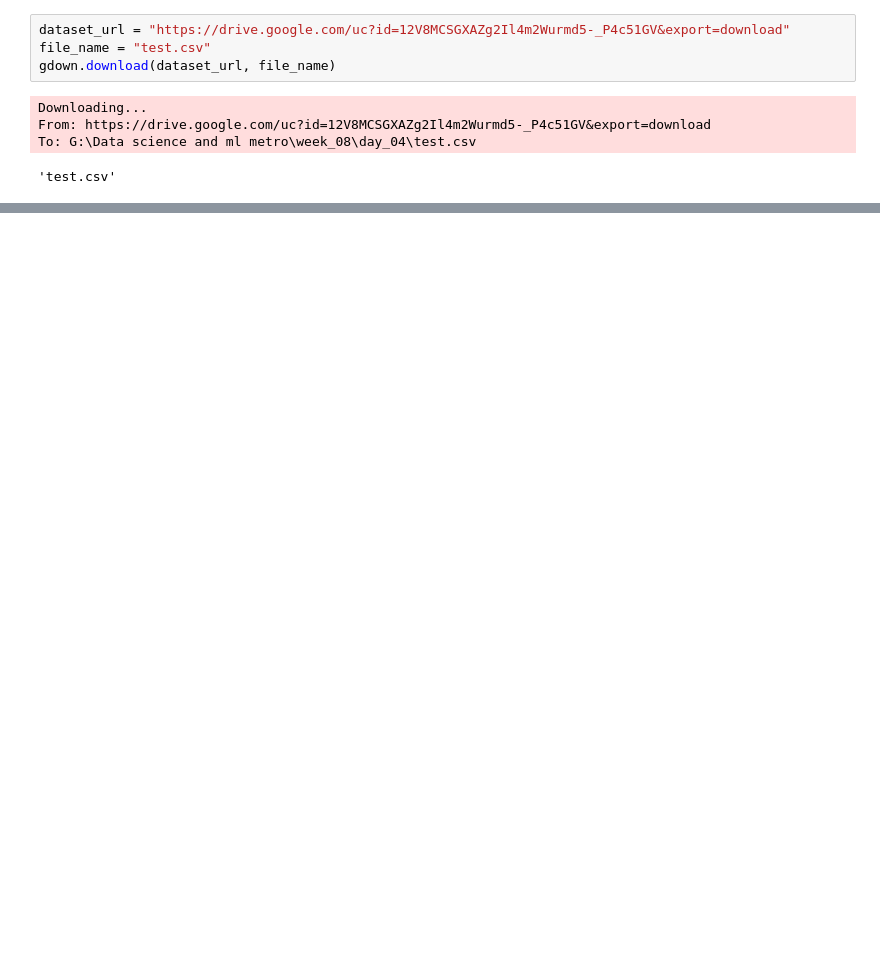
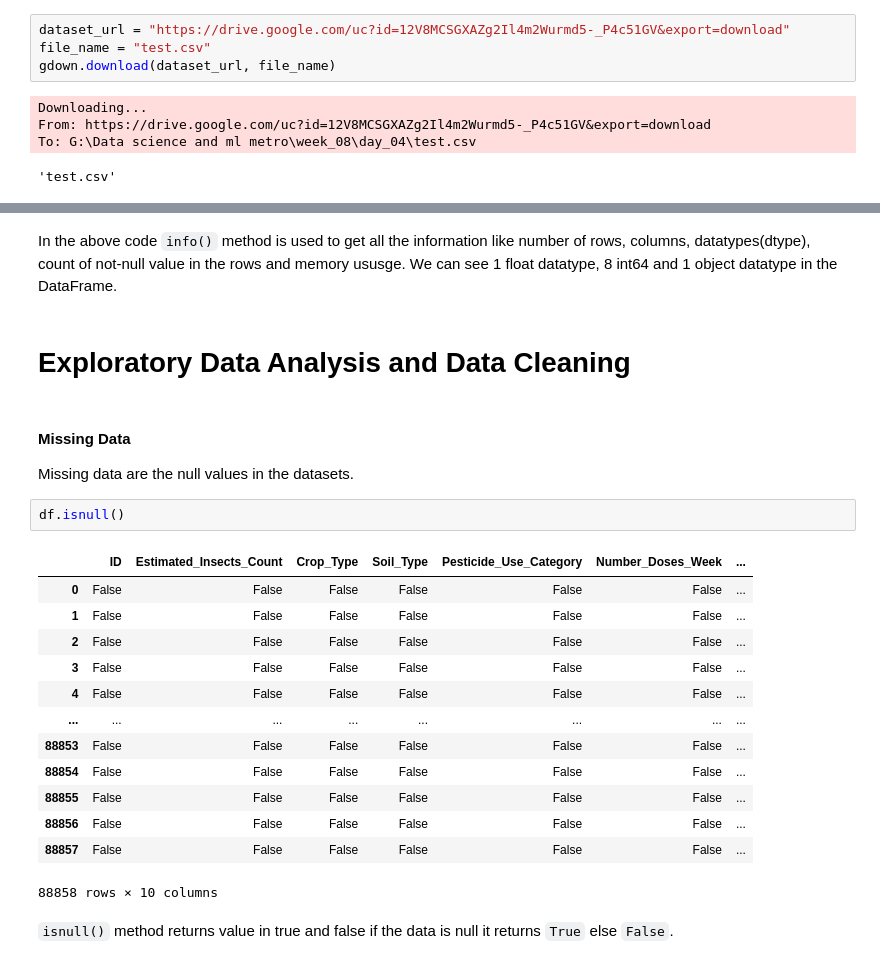
Before and after one commit to rajendra195/data_science_ML_Metro, a Jupyter notebook: week_08/day_04/crop_damage_prediction_logistic_regression.ipynb, the cells around one changed output, grey strips where cells are left out. Drawn from its saved outputs; the diff is of its cells as text; blank space fills up the shorter version.

```diff
--- a/week_08/day_04/crop_damage_prediction_logistic_regression.ipynb
+++ b/week_08/day_04/crop_damage_prediction_logistic_regression.ipynb
@@ -88,0 +81,25 @@ Name: count, dtype: int64
+# %% [markdown]
+In the above code `info()` method is used to get all the information like number of rows, columns, datatypes(dtype), count of not-null value in the rows and memory ususge. We can see 1 float datatype, 8 int64 and 1 object datatype in the DataFrame.
+# %% [markdown]
+# Exploratory Data Analysis and Data Cleaning
+# %% [markdown]
+<h4>Missing Data</h4>
+Missing data are the null values in the datasets.
+# %%
+df.isnull()
+# %% [output]
+|  | ID | Estimated_Insects_Count | Crop_Type | Soil_Type | Pesticide_Use_Category | Number_Doses_Week | ... |
+| 0 | False | False | False | False | False | False | ... |
+| 1 | False | False | False | False | False | False | ... |
+| 2 | False | False | False | False | False | False | ... |
+| 3 | False | False | False | False | False | False | ... |
+| 4 | False | False | False | False | False | False | ... |
+| ... | ... | ... | ... | ... | ... | ... | ... |
+| 88853 | False | False | False | False | False | False | ... |
+| 88854 | False | False | False | False | False | False | ... |
+| 88855 | False | False | False | False | False | False | ... |
+| 88856 | False | False | False | False | False | False | ... |
+| 88857 | False | False | False | False | False | False | ... |
+88858 rows × 10 columns
+# %% [markdown]
+`isnull()` method returns value in true and false if the data is null it returns `True` else `False`.
```
Also changed, not shown: parts of 28 cells of this notebook.
